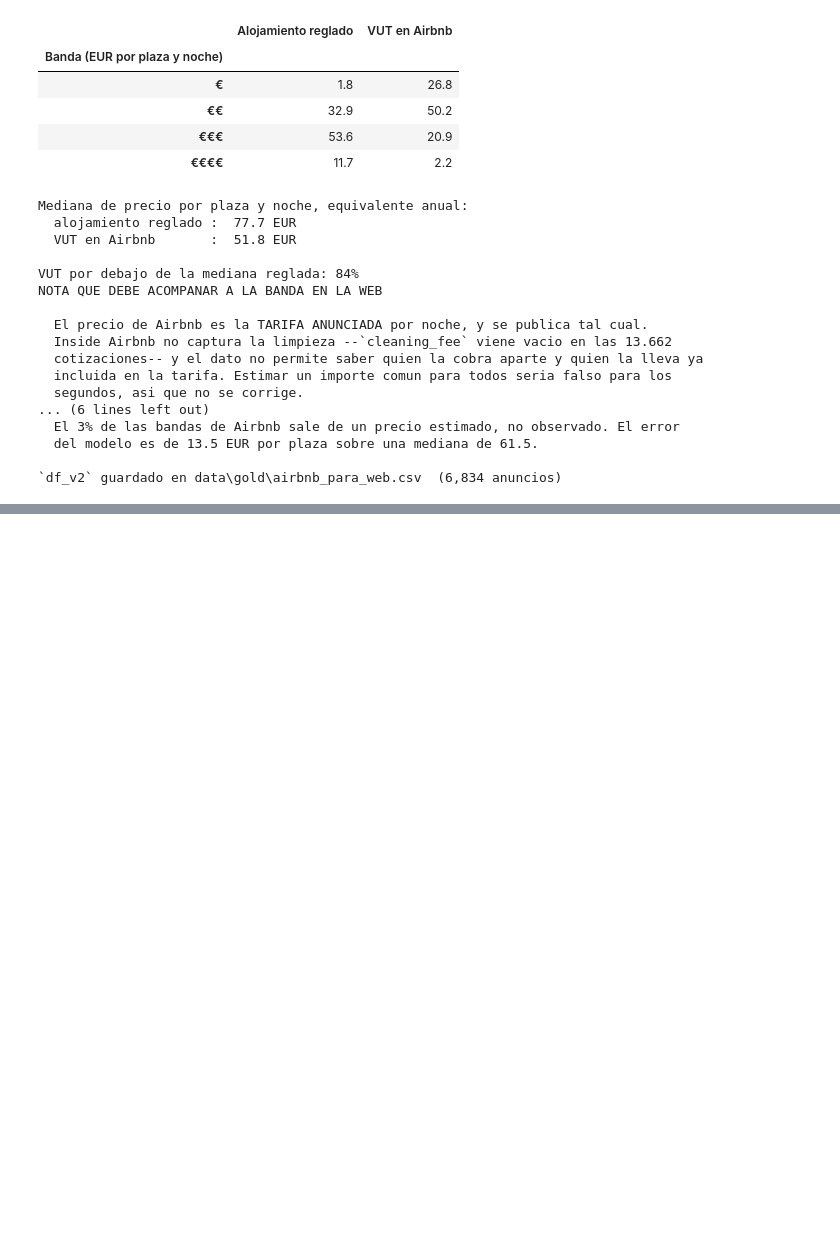
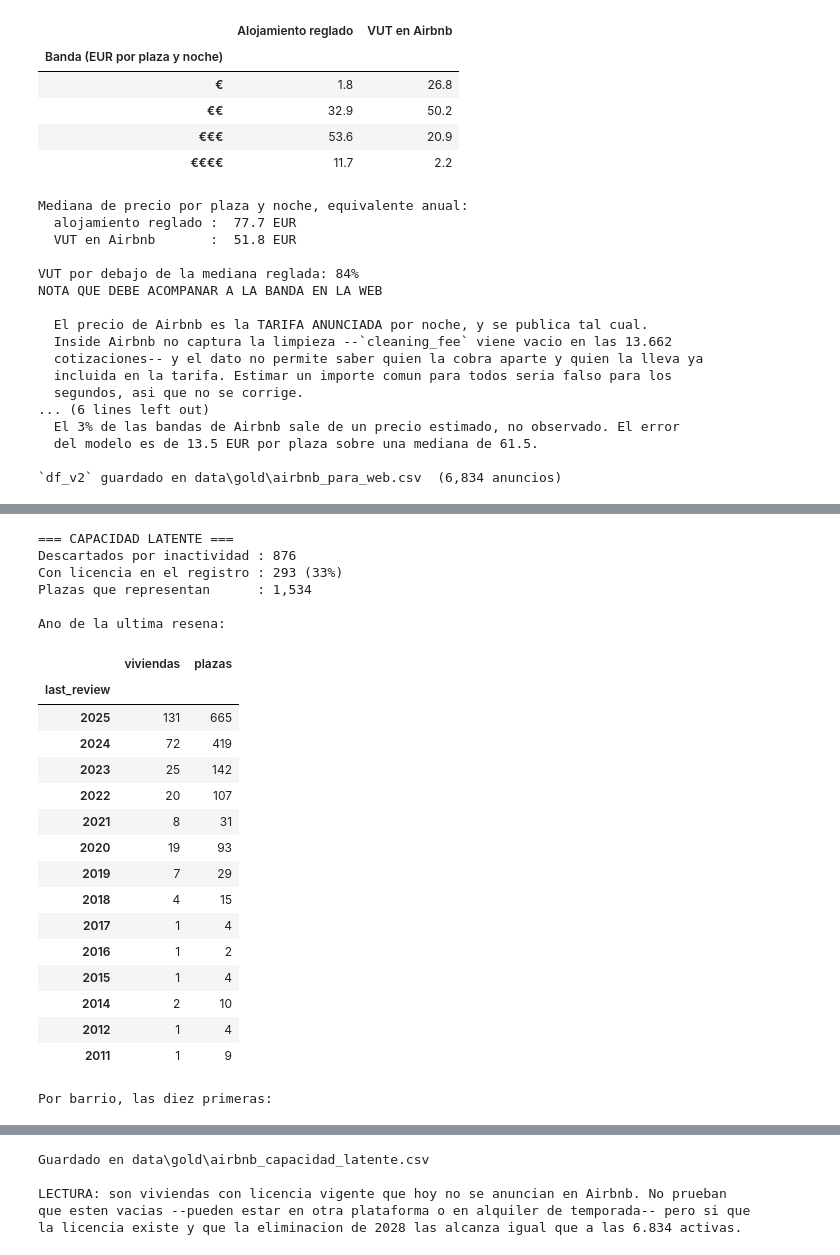
Before and after one commit to Ruthlessallen/Turismo-y-Barcelona, a Jupyter notebook: pipeline/notebooks/revisar_airbnb_v2.ipynb, the cells around one changed output, grey strips where cells are left out. Saved outputs shown, nothing was run; the diff lists cells and outputs as text; code cells hidden in the pictures; blank space fills up the shorter version.

```diff
--- a/pipeline/notebooks/revisar_airbnb_v2.ipynb
+++ b/pipeline/notebooks/revisar_airbnb_v2.ipynb
@@ -3362,0 +3368,69 @@ NOTA QUE DEBE ACOMPANAR A LA BANDA EN LA WEB
+# %%
+# 43. Licencias vivas sin actividad reciente en Airbnb
+#
+# El filtro de actividad (sin resenas desde septiembre de 2025) descarta 876 anuncios. Se mantiene
+# como esta: es un proxy imperfecto, pero el candidato a sustituirlo --quedarse con los que tienen
+# licencia viva-- seria circular. Decidiria quien entra usando la misma variable cuyo reparto
+# queremos medir, y el resultado subiria mecanicamente el porcentaje de regulares:
+#
+#     declaran HUTB     inactivos 37%  vs  dentro 86%
+#     consta en registro inactivos 33%  vs  dentro 74%
+#
+# Pero dentro de esos 876 hay viviendas con la licencia VIGENTE que llevan tiempo sin anunciarse.
+# Son **capacidad latente**: la eliminacion de 2028 las alcanza igual, y pueden volver al mercado
+# manana. No entran en el denominador de nada; se cuentan aparte.
+
+import pandas as pd
+
+inactivos = excluidos[excluidos["motivo_exclusion"] == "sin_actividad_desde_09_2025"].copy()
+latentes = inactivos[inactivos["consta_en_registro"] == True].copy()
+
+print("=== CAPACIDAD LATENTE ===")
+print(f"Descartados por inactividad : {len(inactivos):,}")
+print(f"Con licencia en el registro : {len(latentes):,} ({len(latentes)/len(inactivos):.0%})")
+print(f"Plazas que representan      : {int(latentes['accommodates'].sum()):,}")
+print()
+
+anio = pd.to_datetime(latentes["last_review"], errors="coerce").dt.year
+tabla = (anio.value_counts().sort_index(ascending=False).rename("viviendas").to_frame())
+tabla["plazas"] = latentes.groupby(anio)["accommodates"].sum().astype("Int64")
+print("Ano de la ultima resena:")
+display(tabla)
+
+print("Por barrio, las diez primeras:")
+display(latentes.groupby("neighbourhood")
+        .agg(viviendas=("id", "size"), plazas=("accommodates", "sum"))
+        .sort_values("viviendas", ascending=False).head(10))
+
+destino = RAIZ / "data" / "gold" / "airbnb_capacidad_latente.csv"
+latentes.to_csv(destino, index=False, encoding="utf-8")
+print()
+print(f"Guardado en {destino.relative_to(RAIZ)}")
+print()
+print("LECTURA: son viviendas con licencia vigente que hoy no se anuncian en Airbnb. No prueban")
+print("que esten vacias --pueden estar en otra plataforma o en alquiler de temporada-- pero si que")
+print("la licencia existe y que la eliminacion de 2028 las alcanza igual que a las 6.834 activas.")
+# %% [output]
+=== CAPACIDAD LATENTE ===
+Descartados por inactividad : 876
+Con licencia en el registro : 293 (33%)
+Plazas que representan      : 1,534
+
+Ano de la ultima resena:
+|  | viviendas | plazas |
+| last_review |  |  |
+| 2025 | 131 | 665 |
+| 2024 | 72 | 419 |
+| 2023 | 25 | 142 |
+| 2022 | 20 | 107 |
+| 2021 | 8 | 31 |
+| 2020 | 19 | 93 |
+| 2019 | 7 | 29 |
+| 2018 | 4 | 15 |
+| 2017 | 1 | 4 |
+| 2016 | 1 | 2 |
+| 2015 | 1 | 4 |
+| 2014 | 2 | 10 |
+| 2012 | 1 | 4 |
+| 2011 | 1 | 9 |
+Por barrio, las diez primeras:
@@ -3362,0 +3449,5 @@ NOTA QUE DEBE ACOMPANAR A LA BANDA EN LA WEB
+Guardado en data\gold\airbnb_capacidad_latente.csv
+
+LECTURA: son viviendas con licencia vigente que hoy no se anuncian en Airbnb. No prueban
+que esten vacias --pueden estar en otra plataforma o en alquiler de temporada-- pero si que
+la licencia existe y que la eliminacion de 2028 las alcanza igual que a las 6.834 activas.
```
Also changed, not shown: parts of 2 cells of this notebook, 3 other files.
